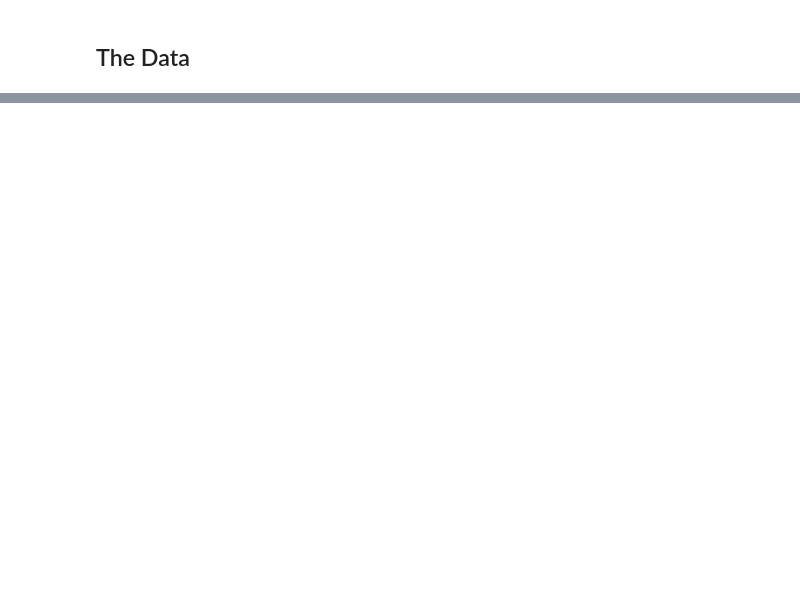
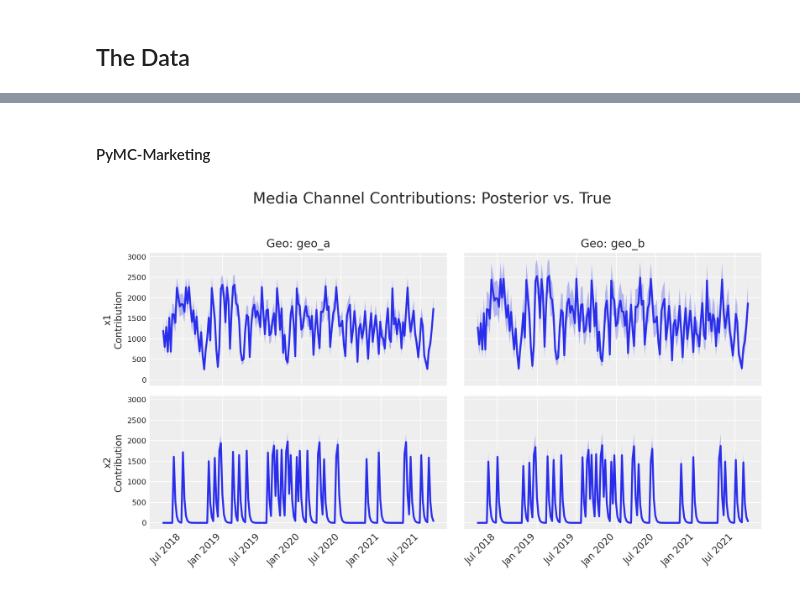
Before and after one commit to pymc-labs/mmm-param-recovery, a Jupyter notebook: combined_comparison.ipynb, the cells around one changed output, grey strips where cells are left out. Saved outputs shown, nothing was run; the diff lists cells and outputs as text; code cells hidden in the pictures; blank space fills up the shorter version.

```diff
--- a/combined_comparison.ipynb
+++ b/combined_comparison.ipynb
@@ -290,0 +746,70 @@ Max rhat: 1.0
+# %% [markdown]
+#### PyMC-Marketing
+# %%
+def plot_contributions_grid_with_truth(predicted_contributions_ds, true_contributions_ds):
+    """
+    Plots a grid of time series with rows = media_channel and cols = geo,
+    shading between HDI bounds (3rd–97th percentiles), and overlays true contributions.
+
+    Parameters:
+        predicted_contributions_ds (xarray.Dataset): Dataset with dims (chain, draw, date, geo, channel)
+        true_contributions_ds (xarray.Dataset): Dataset with dims (date, geo, channel)
+    """
+    # Extract data
+    da = predicted_contributions_ds
+
+    # Collapse (chain, draw) into posterior samples axis
+    stacked = da.stack(sample=("chain", "draw"))
+
+    # Compute posterior mean and HDI bounds
+    mean = stacked.mean(dim="sample")
+    lower = stacked.quantile(0.03, dim="sample")
+    upper = stacked.quantile(0.97, dim="sample")
+
+    geos = da.coords["geo"].values
+    channels = da.coords["channel"].values
+    dates = pd.to_datetime(da.coords["date"].values)
+
+    n_rows = len(channels)
+    n_cols = len(geos)
+
+    fig, axs = plt.subplots(n_rows, n_cols, figsize=(5 * n_cols, 3 * n_rows), sharex=True, sharey=True)
+    axs = np.atleast_2d(axs)
+
+    for i, channel in enumerate(channels):
+        for j, geo in enumerate(geos):
+            ax = axs[i, j]
+
+            mean_ts = mean.sel(geo=geo, channel=channel)
+            lower_ts = lower.sel(geo=geo, channel=channel)
+            upper_ts = upper.sel(geo=geo, channel=channel)
+
+            ax.plot(dates, mean_ts, label="Mean", linewidth=2)
+            ax.fill_between(dates, lower_ts, upper_ts, alpha=0.3, label="HDI (3%–97%)")
+
+            # Plot true contributions
+            try:
+                truth = true_contributions_ds["contribution"].sel(geo=geo, media_channel=channel)
+                truth = truth.sel(date=dates)
+                ax.plot(dates, truth, linestyle="--", color="black", label="True", linewidth=1.5)
+            except KeyError:
+                pass
+
+            if i == 0:
+                ax.set_title(f"Geo: {geo}", fontsize=12)
+            if j == 0:
+                ax.set_ylabel(f"{channel}\nContribution", fontsize=10)
+
+            ax.grid(True)
+            ax.xaxis.set_major_locator(mdates.AutoDateLocator())
+            ax.xaxis.set_major_formatter(mdates.DateFormatter("%b %Y"))
+
+    for ax in axs[-1]:
+        plt.setp(ax.get_xticklabels(), rotation=45, ha="right")
+
+    fig.suptitle("Media Channel Contributions: Posterior vs. True", fontsize=16)
+    fig.tight_layout(rect=[0, 0.03, 1, 0.95])
+    plt.show()
+plot_contributions_grid_with_truth(predicted_contributions_ds_pymc_marketing, true_contributions_ds)
+# %% [output]
+[figure, added]
```
Also changed, not shown: parts of 62 cells of this notebook.
